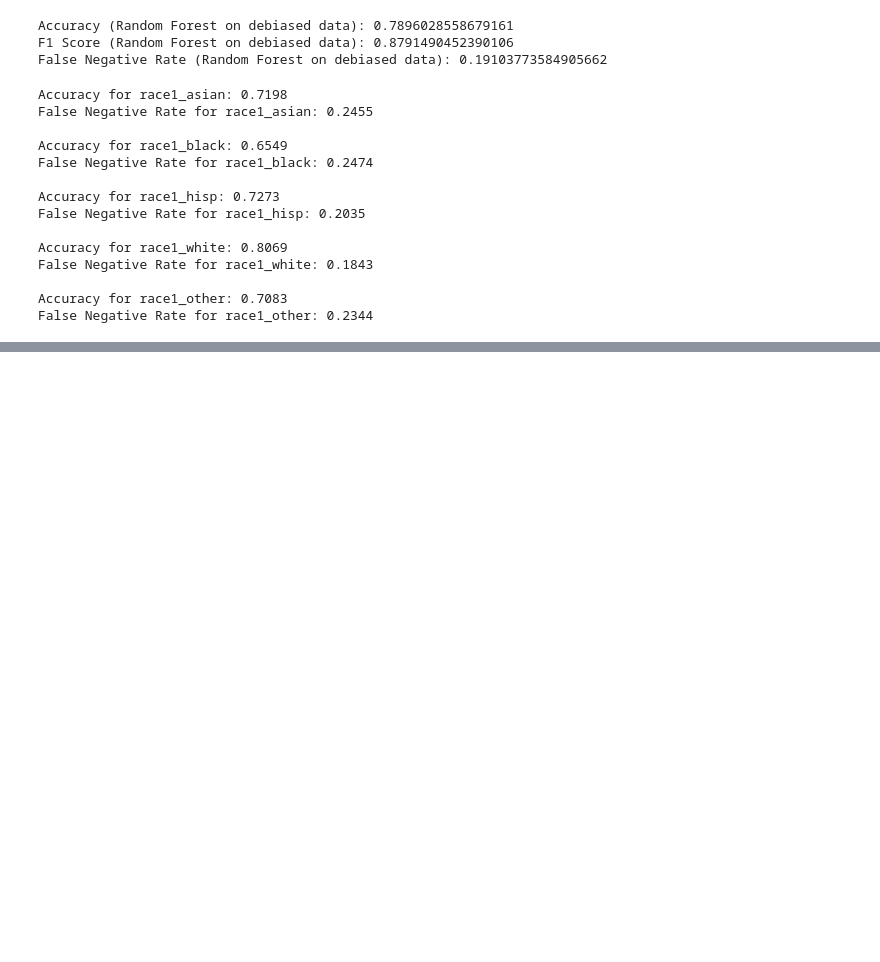
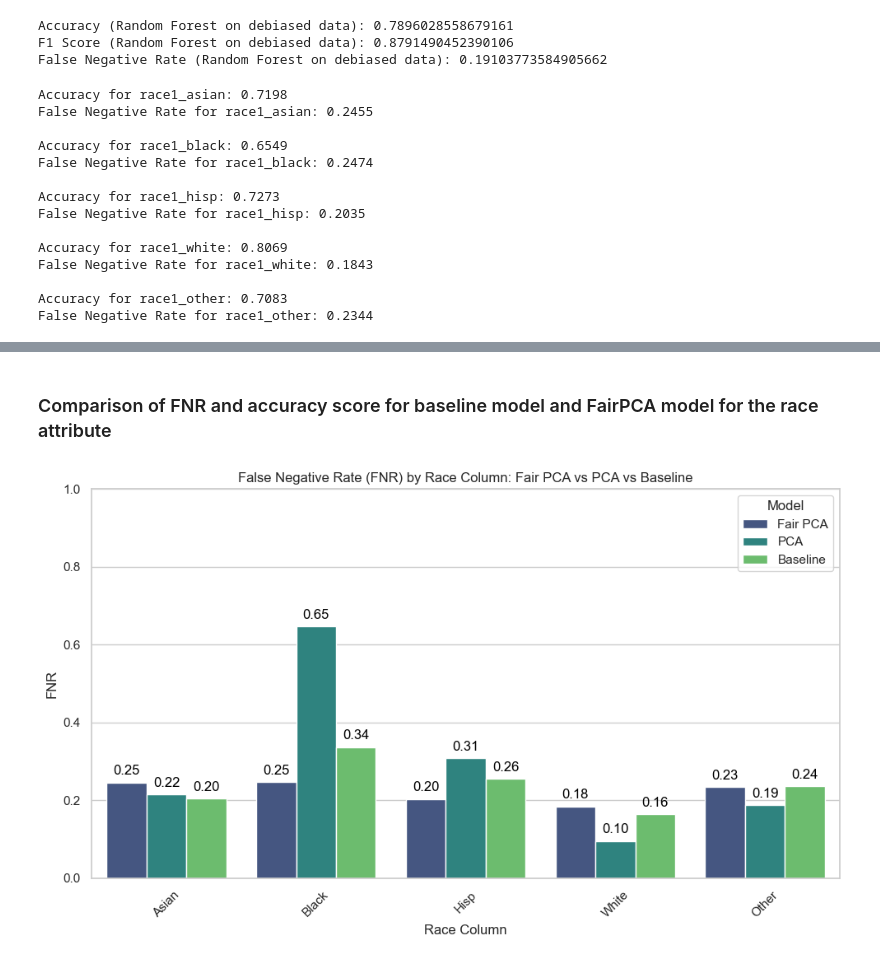
Before and after one commit to juliehinge/Algorithmic-Fairness, a Jupyter notebook: fairPCA.ipynb, the cells around one changed output, grey strips where cells are left out. Drawn from its saved outputs; the diff is of its cells as text; code cells hidden in the pictures; blank space fills up the shorter version.

```diff
--- a/fairPCA.ipynb
+++ b/fairPCA.ipynb
@@ -310,0 +381,2 @@ False Negative Rate for race1_other: 0.2344
+# %% [markdown]
+### Comparison of FNR and accuracy score for baseline model and FairPCA model for the race attribute
@@ -310,0 +386,73 @@ False Negative Rate for race1_other: 0.2344
+# %%
+
+
+# Convert results to DataFrames
+results_df = pd.DataFrame(results)
+results_baseline_df = pd.DataFrame(baselines_results)
+results_pca_df = pd.DataFrame(results_pca)
+
+
+# Map race columns to readable names
+race1_map = {
+    'race1_asian': 'Asian',
+    'race1_black': 'Black',
+    'race1_hisp': 'Hisp',
+    'race1_other': 'Other',
+    'race1_white': 'White'
+}
+
+# Add a new column with readable race names if necessary
+if 'Race Name' not in results_df.columns:
+    results_df['Race Name'] = results_df['Race Column'].map(race1_map)
+    results_pca_df['Race Name'] = results_pca_df['Race Column'].map(race1_map)
+
+if 'Group' not in results_baseline_df.columns:
+    results_baseline_df['Group'] = results_baseline_df['Attribute'].map(race1_map)
+
+# Ensure the column names are consistent for merging
+results_baseline_df = results_baseline_df.rename(columns={'Attribute': 'Race Column', 'Group': 'Race Name'})
+
+# Add a new column to distinguish between the two datasets
+results_df['Model'] = 'Fair PCA'
+results_pca_df['Model'] = 'PCA'
+results_baseline_df['Model'] = 'Baseline'
+
+# Concatenate the two DataFrames
+combined_df = pd.concat([results_df[['Race Column', 'FNR', 'Accuracy','Race Name', 'Model']],results_pca_df[['Race Column', 'FNR', 'Accuracy', 'Race Name', 'Model']],  results_baseline_df[['Race Column', 'FNR', 'Accuracy', 'Race Name', 'Model']]])
+
+# Drop rows where 'Race Name' is NaN
+combined_df = combined_df.dropna(subset=['Race Name'])
+
+# Reset index to ensure unique index
+combined_df = combined_df.reset_index(drop=True)
+
+# Set plot style
+sns.set(style="whitegrid")
+
+# Create a bar plot for FNR
+plt.figure(figsize=(10, 6))
+barplot = sns.barplot(x='Race Name', y='FNR', hue='Model', data=combined_df, palette="viridis")
+
+# Set plot titles and labels
+plt.title('False Negative Rate (FNR) by Race Column: Fair PCA vs PCA vs Baseline')
+plt.xlabel('Race Column')
+plt.ylabel('FNR')
+plt.ylim(0, 1)  # Set y-axis limit from 0 to 1
+plt.xticks(rotation=45)  # Rotate x-axis labels for better readability
+
+# Annotate FNR scores on bars
+for p in barplot.patches:
+    height = p.get_height()
+    if height > 0:  # Only annotate bars with a height greater than 0
+        barplot.annotate(f'{height:.2f}',
+                         (p.get_x() + p.get_width() / 2., height),
+                         ha='center', va='center',
+                         xytext=(0, 10),
+                         textcoords='offset points',
+                         color='black')
+
+# Display the plot
+plt.tight_layout()
+plt.show()
+# %% [output]
+[figure, added]
```
Also changed, not shown: parts of 7 cells of this notebook.
